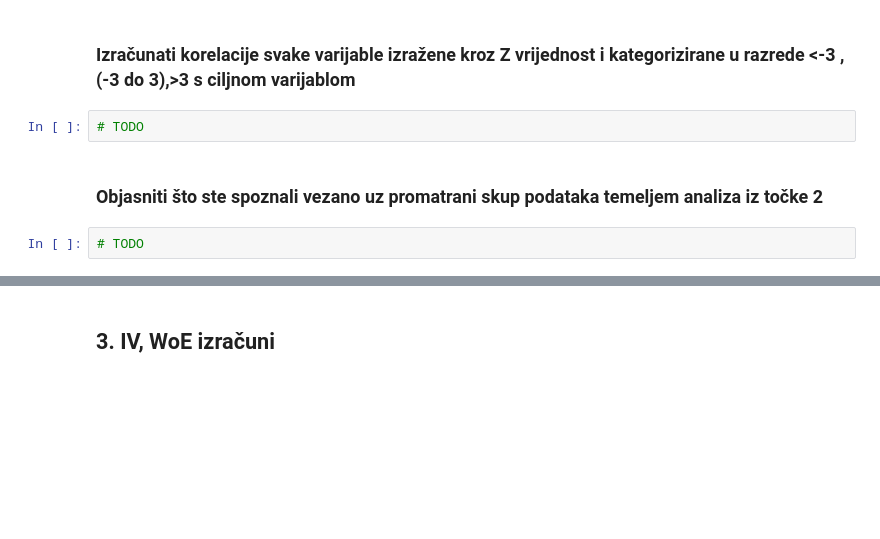
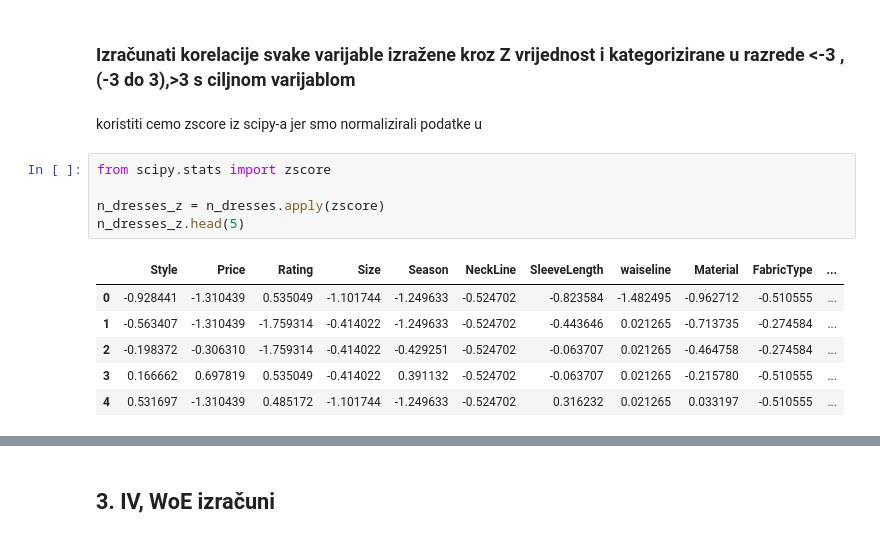
Before and after one commit to kelj0/university, a Jupyter notebook: SPO/SPO_Karlo_Kegljevic.ipynb, the cells around one changed output, grey strips where cells are left out. Cells and saved outputs as stored; diff of their text form; blank space fills up the shorter version.

```diff
--- a/SPO/SPO_Karlo_Kegljevic.ipynb
+++ b/SPO/SPO_Karlo_Kegljevic.ipynb
@@ -342,8 +339,16 @@ scatter_matrix(n_dresses, figsize=(20, 20));
 # %% [markdown]
 ### Izračunati korelacije svake varijable izražene kroz Z vrijednost i  kategorizirane u razrede <-3 , (-3 do 3),>3 s ciljnom varijablom
-# %%
-# TODO
-# %% [markdown]
-### Objasniti što ste spoznali vezano uz promatrani skup podataka  temeljem analiza iz točke 2
-# %%
-# TODO
+# %% [markdown]
+koristiti cemo zscore iz scipy-a jer smo normalizirali podatke u
+# %%
+from scipy.stats import zscore
+
+n_dresses_z = n_dresses.apply(zscore)
+n_dresses_z.head(5)
+# %% [output]
+|  | Style | Price | Rating | Size | Season | NeckLine | SleeveLength | waiseline | Material | FabricType | ... |
+| 0 | -0.928441 | -1.310439 | 0.535049 | -1.101744 | -1.249633 | -0.524702 | -0.823584 | -1.482495 | -0.962712 | -0.510555 | ... |
+| 1 | -0.563407 | -1.310439 | -1.759314 | -0.414022 | -1.249633 | -0.524702 | -0.443646 | 0.021265 | -0.713735 | -0.274584 | ... |
+| 2 | -0.198372 | -0.306310 | -1.759314 | -0.414022 | -0.429251 | -0.524702 | -0.063707 | 0.021265 | -0.464758 | -0.274584 | ... |
+| 3 | 0.166662 | 0.697819 | 0.535049 | -0.414022 | 0.391132 | -0.524702 | -0.063707 | 0.021265 | -0.215780 | -0.510555 | ... |
+| 4 | 0.531697 | -1.310439 | 0.485172 | -1.101744 | -1.249633 | -0.524702 | 0.316232 | 0.021265 | 0.033197 | -0.510555 | ... |
```
Also changed, not shown: parts of 28 cells of this notebook.
